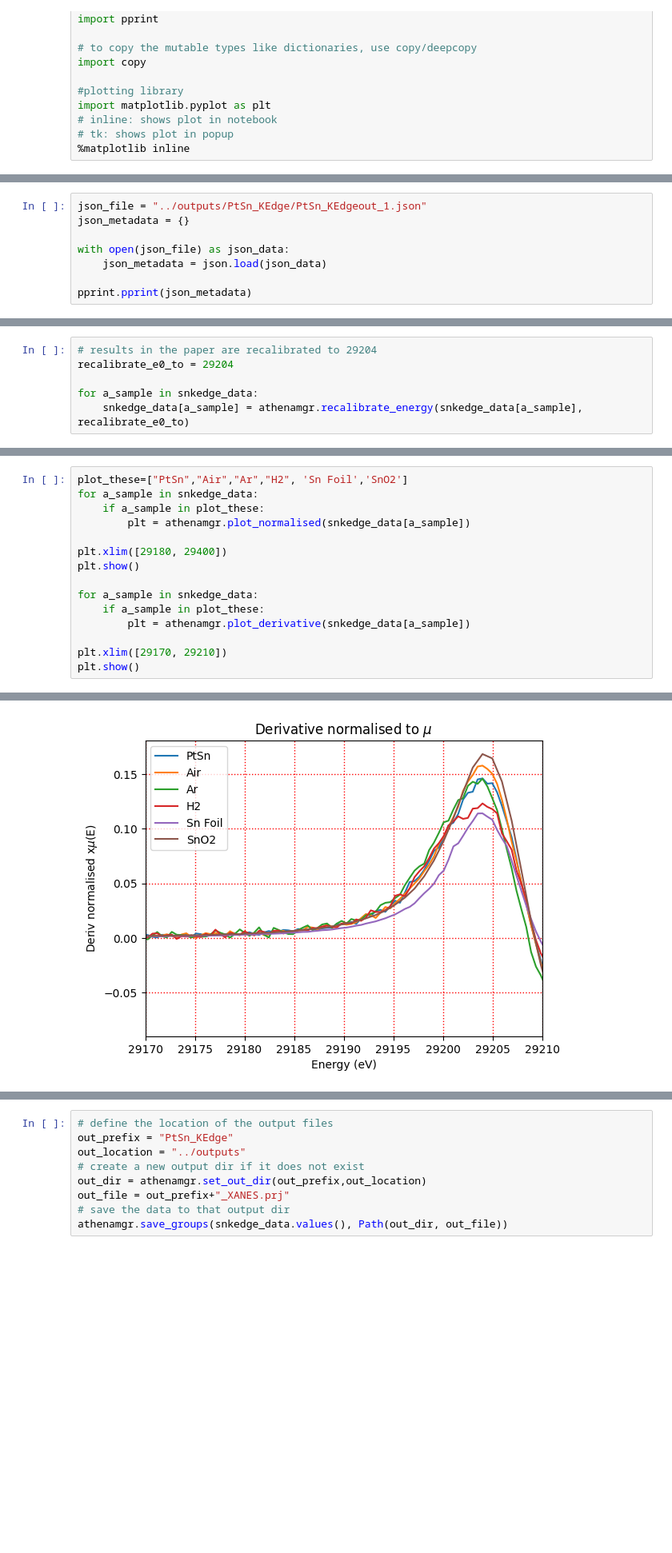
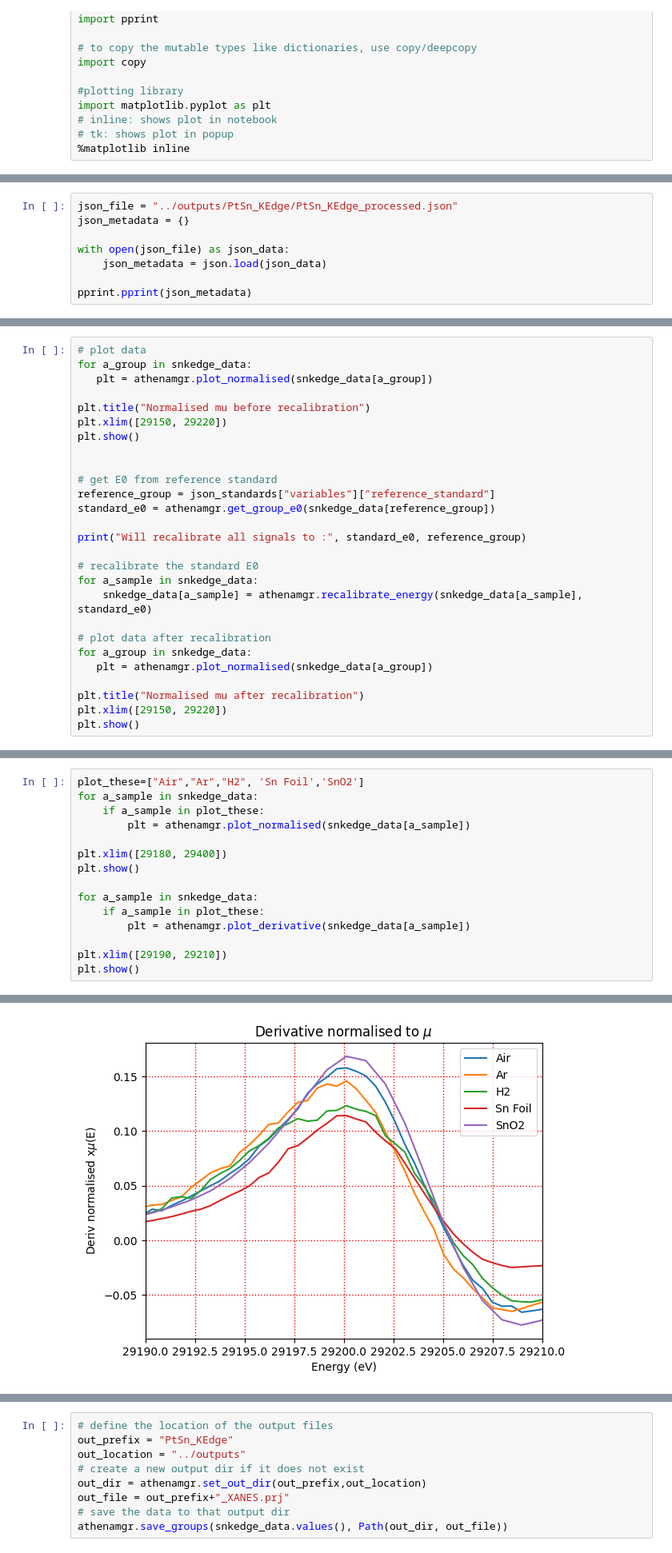
Before and after one commit to scman1/psdi_webinar, a Jupyter notebook: e02_XANES/XANES_Analysis.ipynb, the cells around one changed output, grey strips where cells are left out. Shown at 80% size. Drawn from its saved outputs; the diff is of its cells as text; blank space fills up the shorter version.

```diff
--- a/e02_XANES/XANES_Analysis.ipynb
+++ b/e02_XANES/XANES_Analysis.ipynb
@@ -57,7 +53,7 @@ The data used for reproducing the results was published in the Southampton Insti
 ## Data mappings
 Variables used for mapping published data to results in paper. In this case these data are for figure 1 in paper. The mappings are stored in a json file named figure_1_data.json
 # %%
-json_file = "../outputs/PtSn_KEdge/PtSn_KEdgeout_1.json"
+json_file = "../outputs/PtSn_KEdge/PtSn_KEdge_processed.json"
 json_metadata = {}
 
 with open(json_file) as json_data:
@@ -188,6 +172,27 @@ plt.show()
-# %%
-# results in the paper are recalibrated to 29204
-recalibrate_e0_to = 29204
-
-for a_sample in snkedge_data:
-    snkedge_data[a_sample] = athenamgr.recalibrate_energy(snkedge_data[a_sample], recalibrate_e0_to)
+# %%
+# plot data
+for a_group in snkedge_data:
+   plt = athenamgr.plot_normalised(snkedge_data[a_group])
+
+plt.title("Normalised mu before recalibration")
+plt.xlim([29150, 29220])
+plt.show()
+
+
+# get E0 from reference standard
+reference_group = json_standards["variables"]["reference_standard"]
+standard_e0 = athenamgr.get_group_e0(snkedge_data[reference_group])
+
+print("Will recalibrate all signals to :", standard_e0, reference_group)
+
+# recalibrate the standard E0
+for a_sample in snkedge_data:
+    snkedge_data[a_sample] = athenamgr.recalibrate_energy(snkedge_data[a_sample], standard_e0)
+
+# plot data after recalibration
+for a_group in snkedge_data:
+   plt = athenamgr.plot_normalised(snkedge_data[a_group])
+
+plt.title("Normalised mu after recalibration")
+plt.xlim([29150, 29220])
+plt.show()
@@ -196,5 +205,5 @@ for a_sample in snkedge_data:
 # %%
-plot_these=["PtSn","Air","Ar","H2", 'Sn Foil','SnO2']
+plot_these=["Air","Ar","H2", 'Sn Foil','SnO2']
 for a_sample in snkedge_data:
     if a_sample in plot_these:
         plt = athenamgr.plot_normalised(snkedge_data[a_sample])
@@ -206,6 +215,6 @@ for a_sample in snkedge_data:
     if a_sample in plot_these:
         plt = athenamgr.plot_derivative(snkedge_data[a_sample])
 
-plt.xlim([29170, 29210])
+plt.xlim([29190, 29210])
 plt.show()
 # %% [output]
@@ -213,2 +222,2 @@ plt.show()
-[figure, old version]
+[figure, new version]
 # %% [markdown]
```
Also changed, not shown: parts of 23 cells of this notebook, 7 other files.
